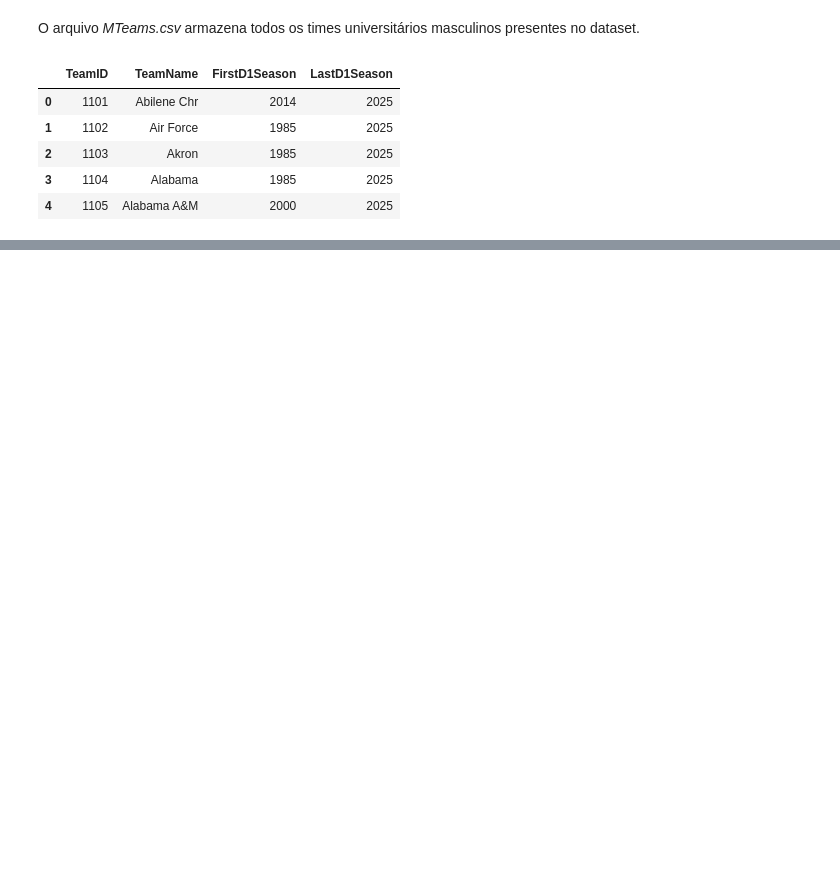
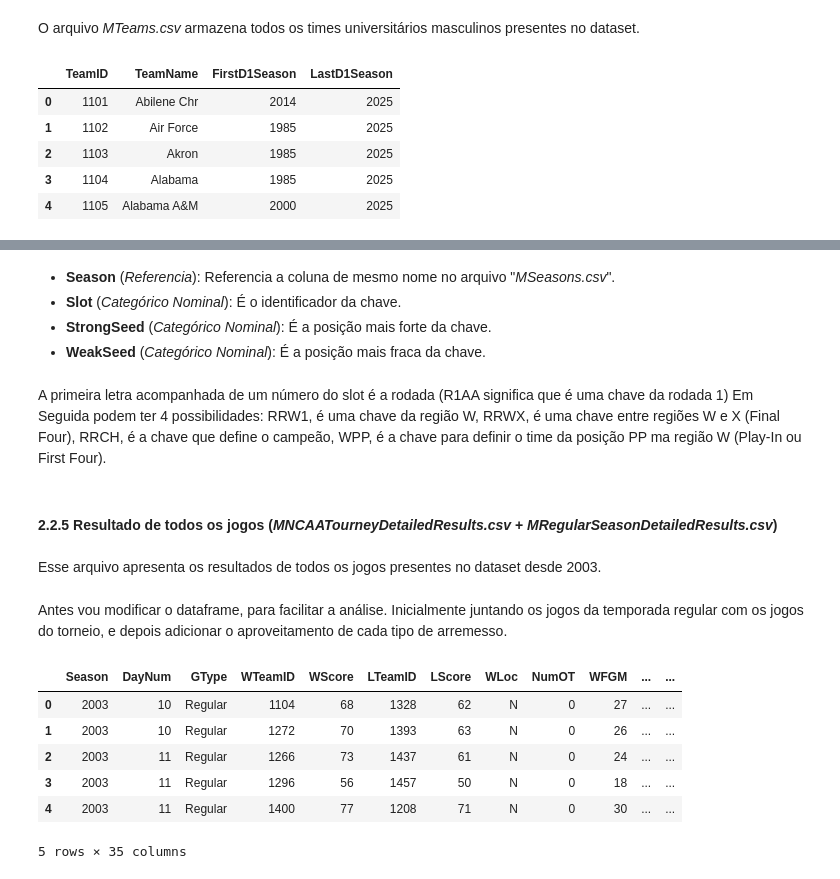
Before and after one commit to pedroasgDEV/MarchMadness_DataMine, a Jupyter notebook: main.ipynb, the cells around one changed output, grey strips where cells are left out. Drawn from its saved outputs; the diff is of its cells as text; code cells hidden in the pictures; blank space fills up the shorter version.

Commit message:
finish data analysis

```diff
--- a/main.ipynb
+++ b/main.ipynb
@@ -34,20 +35,9 @@ import sklearn as sk
 ### 2.2 Dados usados
 # %%
 data_path = "march-machine-learning-mania-2025/"
-cities = pd.read_csv(data_path + "Cities.csv")
-conferences = pd.read_csv(data_path + "Conferences.csv")
-conferenceTourneyGames = pd.read_csv(data_path + 'MConferenceTourneyGames.csv')
-gameCities = pd.read_csv(data_path + 'MGameCities.csv')
-masseyOrdinals = pd.read_csv(data_path + 'MMasseyOrdinals.csv')
-tourneyCompactResults = pd.read_csv(data_path + 'MNCAATourneyCompactResults.csv')
-tourneyDetailedResults = pd.read_csv(data_path + 'MNCAATourneyDetailedResults.csv')
+teams = pd.read_csv(data_path + 'MTeams.csv')
+seasons = pd.read_csv(data_path + 'MSeasons.csv')
+tourneySeeds = pd.read_csv(data_path + 'MNCAATourneySeeds.csv')
 tourneySlots = pd.read_csv(data_path + 'MNCAATourneySlots.csv')
-regularSeasonCompactResults = pd.read_csv(data_path + 'MRegularSeasonCompactResults.csv')
-regularSeasonDetailedResults = pd.read_csv(data_path + 'MRegularSeasonDetailedResults.csv')
-seasons = pd.read_csv(data_path + 'MSeasons.csv')
-secondaryTourneyCompactResults = pd.read_csv(data_path + 'MSecondaryTourneyCompactResults.csv')
-secondaryTourneyTeams = pd.read_csv(data_path + 'MSecondaryTourneyTeams.csv')
-teamCoaches = pd.read_csv(data_path + 'MTeamCoaches.csv')
-teamConferences = pd.read_csv(data_path + 'MTeamConferences.csv')
-teams = pd.read_csv(data_path + 'MTeams.csv')
-teamSpellings = pd.read_csv(data_path + 'MTeamSpellings.csv')
+regularSeasonResults = pd.read_csv(data_path + 'MRegularSeasonDetailedResults.csv')
+tourneyResults = pd.read_csv(data_path + 'MNCAATourneyDetailedResults.csv')
@@ -73,0 +116,30 @@ teams.head()
+# %% [markdown]
+- **Season** (*Referencia*): Referencia a coluna de mesmo nome no arquivo "*MSeasons.csv*".
+- **Slot** (*Categórico Nominal*): É o identificador da chave.
+- **StrongSeed** (*Categórico Nominal*): É a posição mais forte da chave.
+- **WeakSeed** (*Categórico Nominal*): É a posição mais fraca da chave.
+# %% [markdown]
+A primeira letra acompanhada de um número do slot é a rodada (R1AA significa que é uma chave da rodada 1)
+Em Seguida podem ter 4 possibilidades: RRW1, é uma chave da região W, RRWX, é uma chave entre regiões W e X (Final Four), RRCH, é a chave que define o campeão, WPP, é a chave para definir o time da posição PP ma região W (Play-In ou First Four).
+# %% [markdown]
+#### 2.2.5 Resultado de todos os jogos (*MNCAATourneyDetailedResults.csv* + *MRegularSeasonDetailedResults.csv*)
+# %% [markdown]
+Esse arquivo apresenta os resultados de todos os jogos presentes no dataset desde 2003.
+# %% [markdown]
+Antes vou modificar o dataframe, para facilitar a análise. Inicialmente juntando os jogos da temporada regular com os jogos do torneio, e depois adicionar o aproveitamento de cada tipo de arremesso.
+# %%
+#Adicionando coluna para diferenciar a origem dos dados
+regularSeasonResults.insert(loc = 2, column= "GType", value="Regular")
+tourneyResults.insert(loc = 2, column= "GType", value="Tourney")
+
+gamesResult = pd.concat([regularSeasonResults, tourneyResults], ignore_index=True)
+gamesResult = gamesResult.sort_values(by=["Season", "DayNum"])
+gamesResult.head()
+# %% [output]
+|  | Season | DayNum | GType | WTeamID | WScore | LTeamID | LScore | WLoc | NumOT | WFGM | ... | ... |
+| 0 | 2003 | 10 | Regular | 1104 | 68 | 1328 | 62 | N | 0 | 27 | ... | ... |
+| 1 | 2003 | 10 | Regular | 1272 | 70 | 1393 | 63 | N | 0 | 26 | ... | ... |
+| 2 | 2003 | 11 | Regular | 1266 | 73 | 1437 | 61 | N | 0 | 24 | ... | ... |
+| 3 | 2003 | 11 | Regular | 1296 | 56 | 1457 | 50 | N | 0 | 18 | ... | ... |
+| 4 | 2003 | 11 | Regular | 1400 | 77 | 1208 | 71 | N | 0 | 30 | ... | ... |
+5 rows × 35 columns
```
Also changed, not shown: parts of 57 cells of this notebook, 14 other files.
